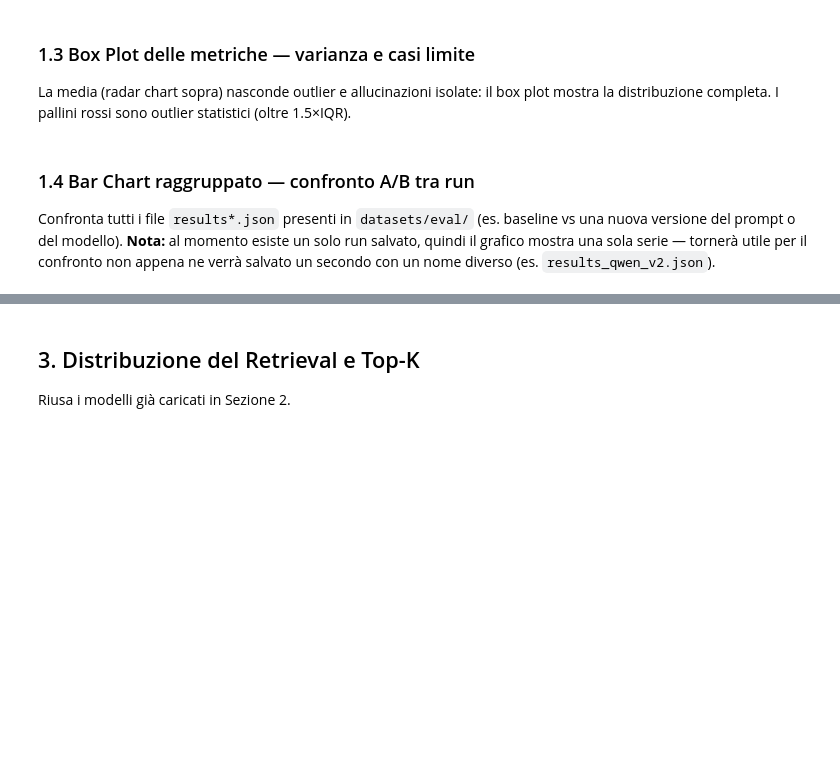
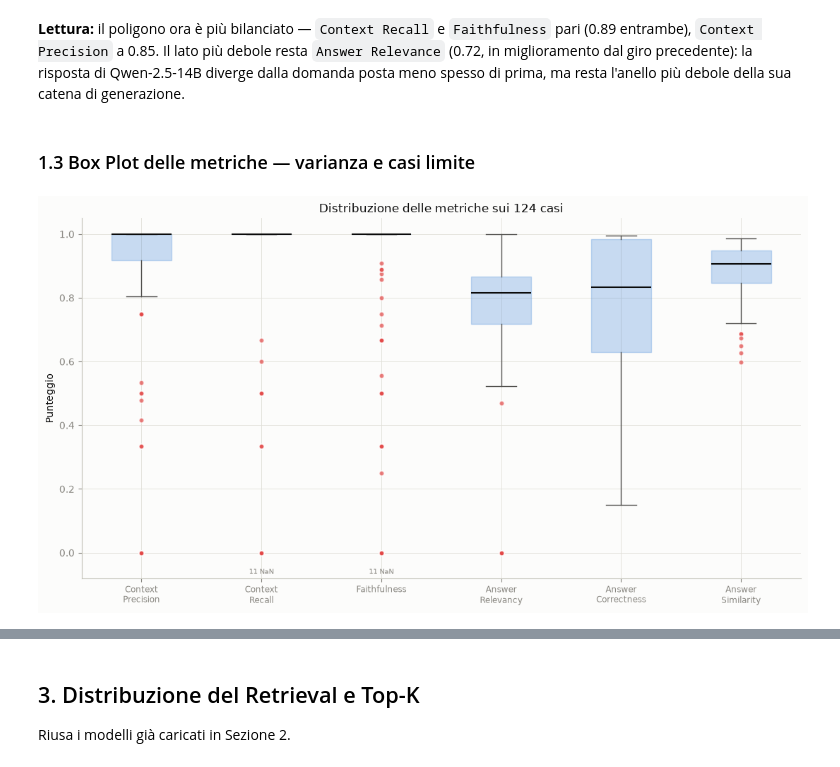
Before and after one commit to michelenardini99/rag_unibo, a Jupyter notebook: notebook/evaluation.ipynb, the cells around one changed output, grey strips where cells are left out. Drawn from its saved outputs; the diff is of its cells as text; code cells hidden in the pictures; blank space fills up the shorter version.

```diff
--- a/notebook/evaluation.ipynb
+++ b/notebook/evaluation.ipynb
@@ -59,5 +55,5 @@ Basato su `datasets/eval/results.json` (output di `evaluate.py`, RAGAS su 81 cas
 # %%
-RESULTS_PATH = Path("../datasets/eval/results.json")
+RESULTS_PATH = Path("../datasets/eval/model_comparison/Qwen-2.5-14B.json")
 
 with open(RESULTS_PATH, encoding="utf-8") as f:
     results = json.load(f)
@@ -66,8 +62,8 @@ def category_df(block):
     return pd.DataFrame(block["per_case"]).set_index("id")
 
 df_retrieving = category_df(results["retrieving"])
-df_generative = category_df(results["generative"])
-df_end_to_end = category_df(results["end_to_end"])
+df_generative = category_df(results["generative"]).drop(columns="diagnostic_tag", errors="ignore")
+df_end_to_end = category_df(results["end_to_end"]).drop(columns="diagnostic_tag", errors="ignore")
 
 df = df_retrieving.join(df_generative).join(df_end_to_end)
 df.head()
@@ -154,42 +153,36 @@ plt.show()
-# %% [markdown]
-### 1.3 Box Plot delle metriche — varianza e casi limite
-
-La media (radar chart sopra) nasconde outlier e allucinazioni isolate: il box plot mostra la
-distribuzione completa. I pallini rossi sono outlier statistici (oltre 1.5×IQR).
+# %% [markdown]
+**Lettura:** il poligono ora è più bilanciato — `Context Recall` e `Faithfulness` pari (0.89 entrambe), `Context Precision` a 0.85. Il lato più debole resta `Answer Relevance` (0.72, in miglioramento dal giro precedente): la risposta di Qwen-2.5-14B diverge dalla domanda posta meno spesso di prima, ma resta l'anello più debole della sua catena di generazione.
+# %% [markdown]
+### 1.3 Box Plot delle metriche — varianza e casi limite
 # %%
-box_metrics = ["context_precision", "context_recall", "context_entity_recall",
+box_metrics = ["context_precision", "context_recall",
                "faithfulness", "answer_relevancy", "answer_correctness", "answer_similarity"]
-box_labels = ["Context\nPrecision", "Context\nRecall", "Context Entity\nRecall",
+box_labels = ["Context\nPrecision", "Context\nRecall",
               "Faithfulness", "Answer\nRelevancy", "Answer\nCorrectness", "Answer\nSimilarity"]
 
 box_data = [df[m].dropna().values for m in box_metrics]
 nan_counts = [df[m].isna().sum() for m in box_metrics]
 
 fig, ax = plt.subplots(figsize=(11, 6))
 
 ax.boxplot(box_data, patch_artist=True, widths=0.5, showfliers=True,
            medianprops=dict(color=INK, linewidth=1.5),
            boxprops=dict(facecolor=PALETTE["blue"], alpha=0.25, edgecolor=PALETTE["blue"]),
            whiskerprops=dict(color=INK_SECONDARY),
            capprops=dict(color=INK_SECONDARY),
            flierprops=dict(marker="o", markerfacecolor=PALETTE["red"], markeredgecolor="white",
                             markersize=5, alpha=0.7))
 
 ax.set_xticklabels(box_labels, fontsize=8.5)
 ax.set_ylabel("Punteggio")
 ax.set_ylim(-0.08, 1.05)
-ax.set_title("Distribuzione delle metriche sugli 81 casi")
+ax.set_title(f"Distribuzione delle metriche sui {len(df)} casi")
 
 for i, n in enumerate(nan_counts, start=1):
     if n:
         ax.annotate(f"{n} NaN", (i, -0.05), fontsize=7, color=INK_MUTED, ha="center", va="top")
 
 plt.tight_layout()
 plt.show()
+# %% [output]
+[figure, added]
-# %% [markdown]
-### 1.4 Bar Chart raggruppato — confronto A/B tra run
-
-Confronta tutti i file `results*.json` presenti in `datasets/eval/` (es. baseline vs una nuova
-versione del prompt o del modello). **Nota:** al momento esiste un solo run salvato, quindi il
-grafico mostra una sola serie — tornerà utile per il confronto non appena ne verrà salvato un
-secondo con un nome diverso (es. `results_qwen_v2.json`).
```
Also changed, not shown: parts of 55 cells of this notebook, 23 other files.
